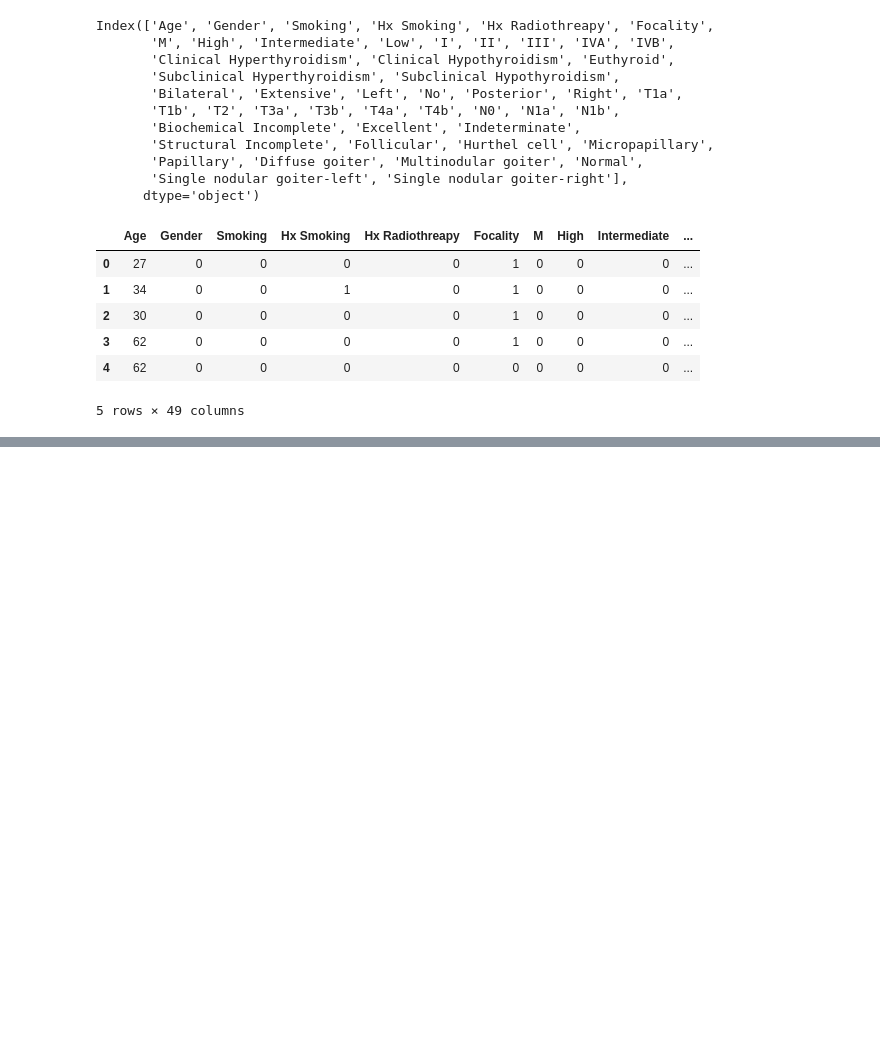
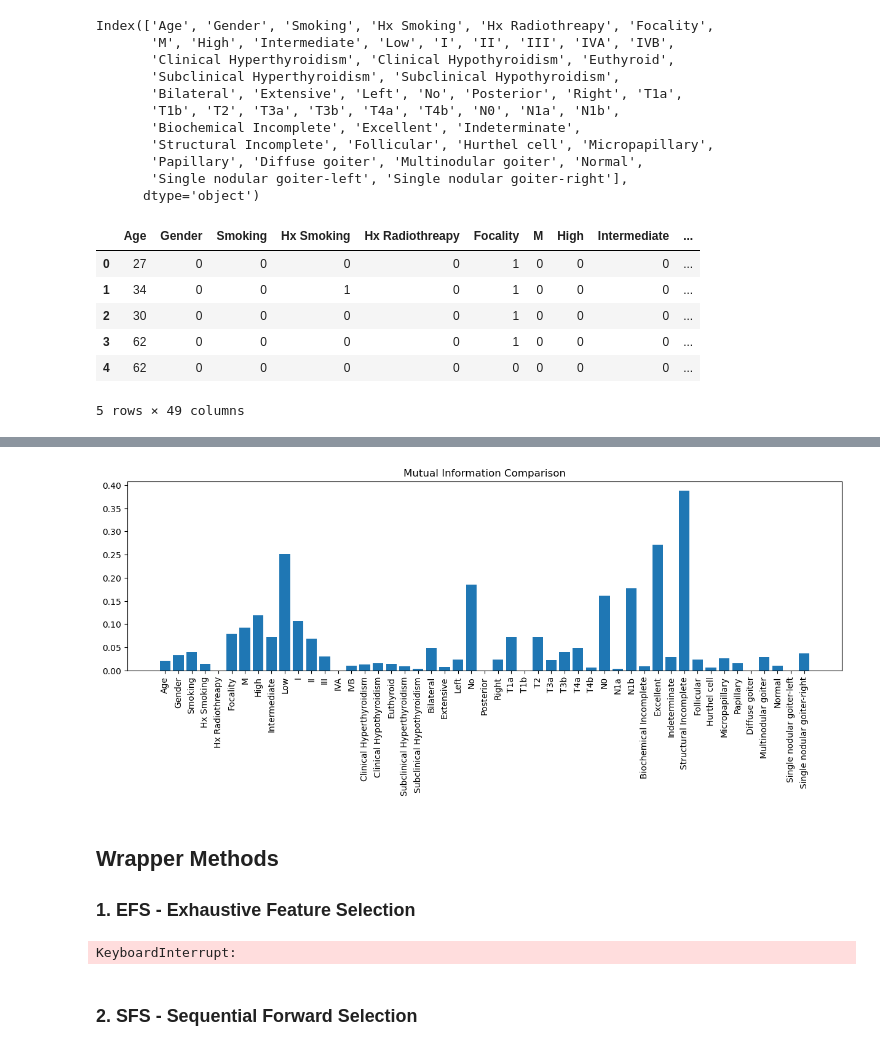
Before and after one commit to sqb-codes/MH_Python_24, a Jupyter notebook: Machine Learning/LogisticRegressionCancerClassification.ipynb, the cells around one changed output, grey strips where cells are left out. Drawn from its saved outputs; the diff is of its cells as text; code cells hidden in the pictures; blank space fills up the shorter version.

```diff
--- a/Machine Learning/LogisticRegressionCancerClassification.ipynb
+++ b/Machine Learning/LogisticRegressionCancerClassification.ipynb
@@ -286,0 +461,5 @@ X_df.head()
+# %%
+mutual_score = mutual_info_classif(X_df, y)
+
+for feature in zip(feature_names, mutual_score):
+    print(feature)
@@ -286,0 +484,11 @@ X_df.head()
+# %%
+plt.figure(figsize=(15,4))
+plt.bar(x=feature_names, height=mutual_score)
+plt.xticks(rotation='vertical')
+plt.title("Mutual Information Comparison")
+plt.show()
+# %% [output]
+[figure, added]
+# %% [markdown]
+## Wrapper Methods
+### 1. EFS - Exhaustive Feature Selection
@@ -286,0 +499,12 @@ X_df.head()
+# %%
+clf = LogisticRegression()
+efs = EFS(estimator=clf, min_features=1, max_features=5, scoring="accuracy", cv=5)
+
+efs = efs.fit(X_df, y)
+print("Best Accuracy score :", efs.best_score_)
+print("Best subset (indices) :", efs.best_idx_)
+print("Best subset (feature_name) :", efs.best_feature_names_)
+# %% [output]
+KeyboardInterrupt:
+# %% [markdown]
+### 2. SFS - Sequential Forward Selection
```
Also changed, not shown: parts of 33 cells of this notebook.
